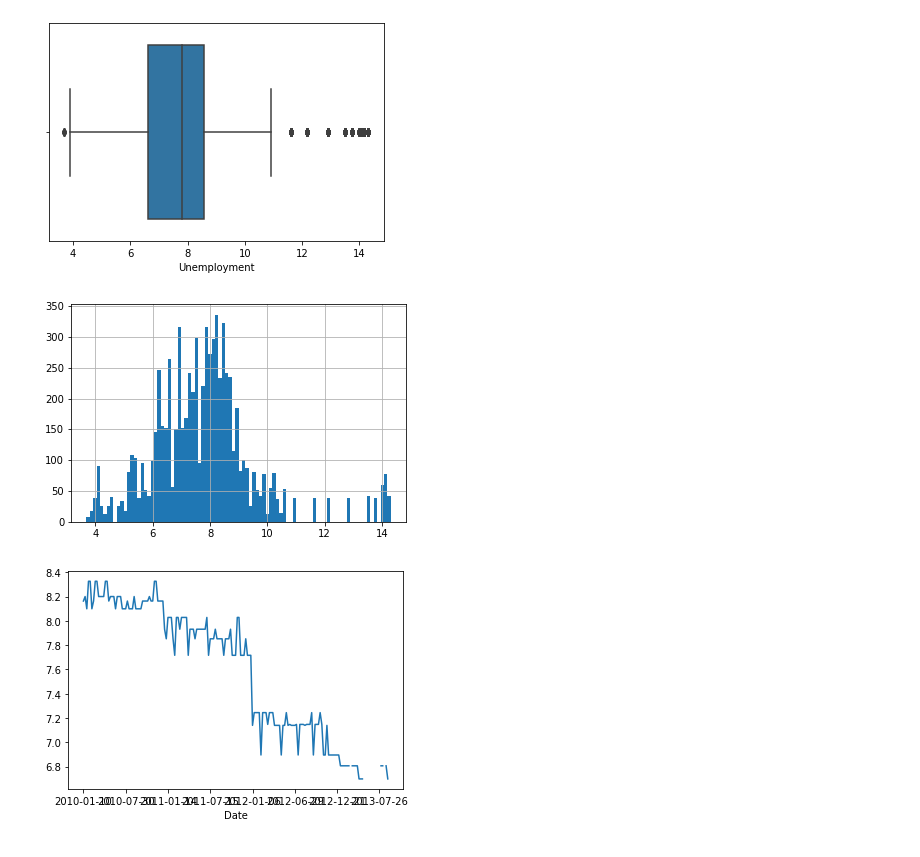
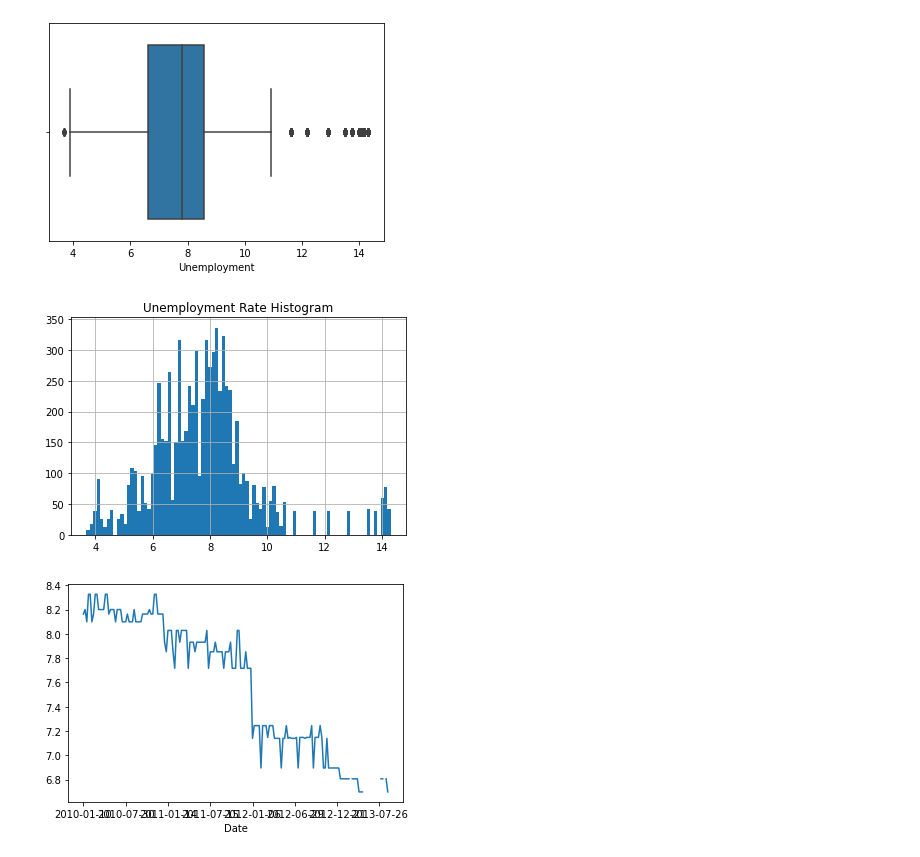
Before and after one commit to trauzi12/retail_sales_predictions, a Jupyter notebook: retail_sales_predictions.ipynb, the cells around one changed output. Cells and saved outputs as stored; diff of their text form; code cells hidden in the pictures.

```diff
--- a/retail_sales_predictions.ipynb
+++ b/retail_sales_predictions.ipynb
@@ -816,9 +821,10 @@ plt.show()
 # %%
 # creating a histogram
 features.Unemployment.hist(bins=int(np.sqrt(len(features.Unemployment))))
+plt.title('Unemployment Rate Histogram')
 plt.show()
 # %% [output]
-[figure, old version]
+[figure, new version]
 # %%
 # plotting the median unemployment rate
 features.groupby('Date')['Unemployment'].median().plot()
```
Also changed, not shown: parts of 21 cells of this notebook.
